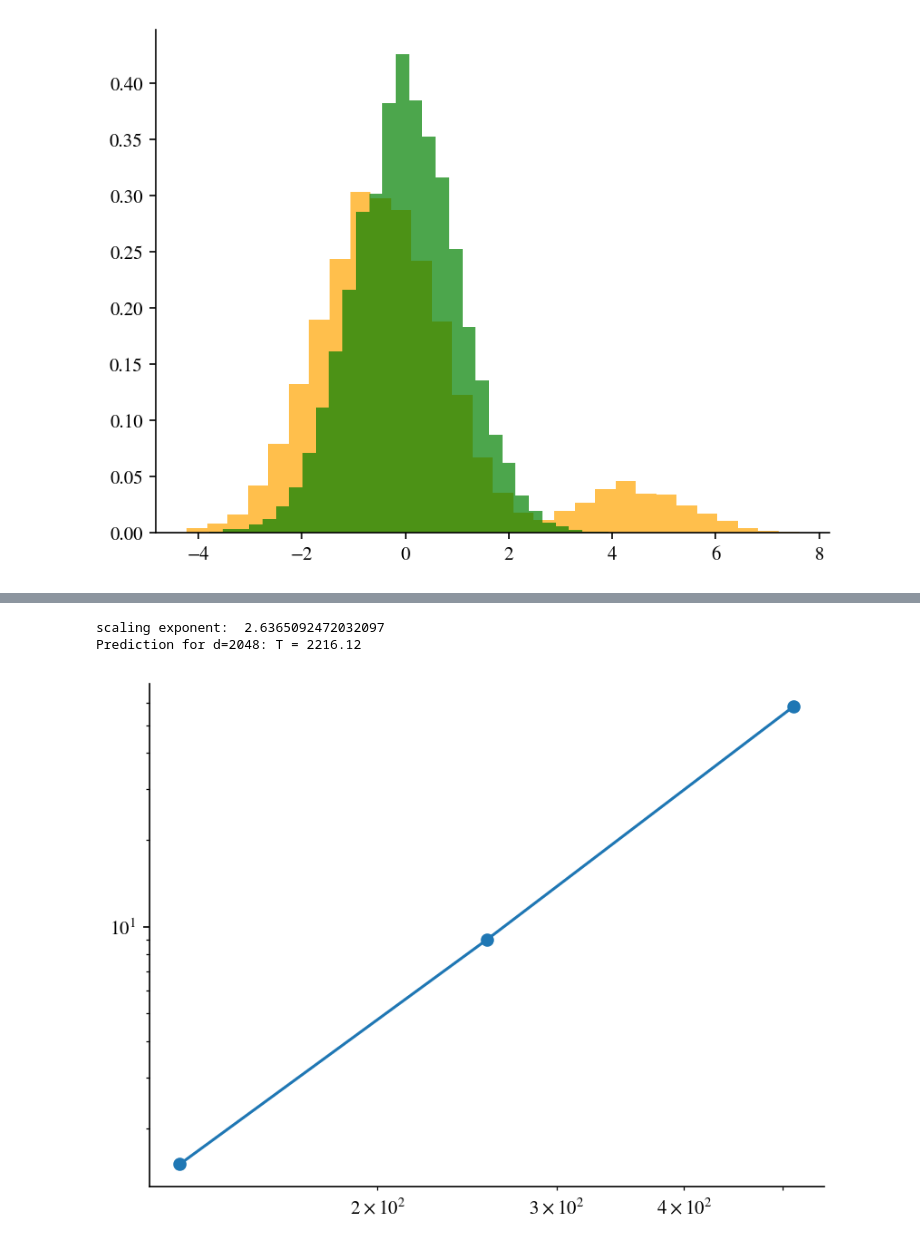
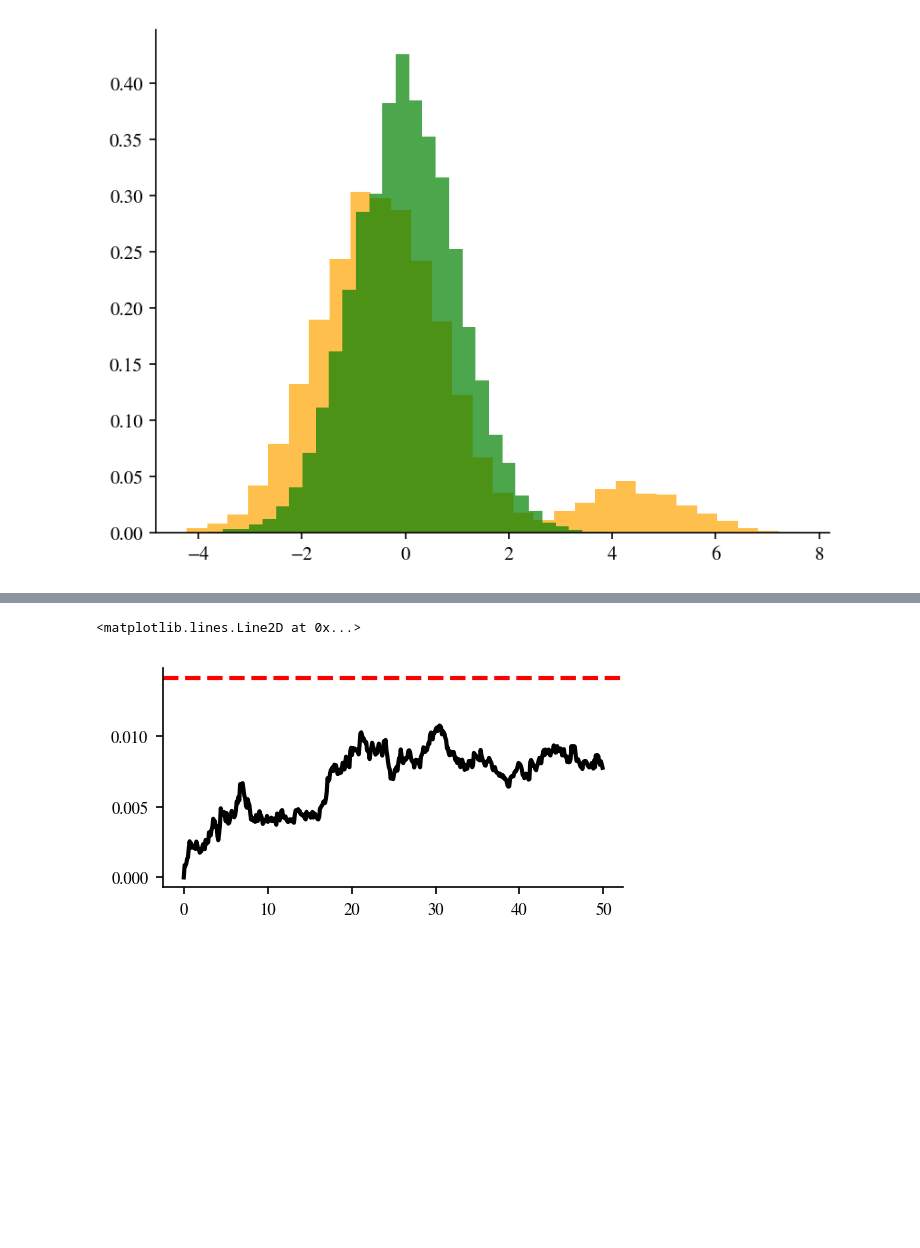
Before and after one commit to CristopherErazo/Stochastic-Gradient-Descent, a Jupyter notebook: notebooks/25-10-24-General_Spikes.ipynb, the cells around one changed output, grey strips where cells are left out. Cells and saved outputs as stored; diff of their text form; code cells hidden in the pictures; blank space fills up the shorter version.

```diff
--- a/notebooks/25-10-24-General_Spikes.ipynb
+++ b/notebooks/25-10-24-General_Spikes.ipynb
@@ -83,14 +83,15 @@ data_sampler = Perceptron(dim=d,w_teacher=u_spike,teacher=teacher,rng=rng)
 # %%
 
 # Initialize data generator
-data_generator = DataGenerator(data_sampler,N_walkers=N_walkers,mode=mode,dataset_size=dataset_size,p_repeat=p_repeat)
+data_generator = DataGenerator(data_sampler,N_walkers=N_walkers,mode=mode,dataset_size=dataset_size,p_repeat=p_repeat,variation='twice')
 
 
 # Initialize Trainer
 trainer = Trainer(d, u_spike, student, loss, lr, data_generator,N_walkers=N_walkers)
 
 # Save data
-tprints = np.unique(np.logspace(-0.1,np.log10(N_steps),500).astype(int))
+# tprints = np.unique(np.logspace(-0.1,np.log10(N_steps),500).astype(int))
+tprints = np.linspace(0,N_steps,500).astype(int)
 data = {'overlap':[],'times':[]}
 # w_initial = w_student.copy()
 # Run evolution
@@ -144,21 +126,26 @@ ax.set_xticks(xtk,xlb);
-# %%
-d = [128 ,256 ,512 ]
-T = [1.5 , 9, 58]
-
-plt.plot(d,T,'o-')
-plt.xscale('log')
-plt.yscale('log')
-# do the linear regression in log-log scale
-log_d = np.log(d)
-log_T = np.log(T)
-coeffs = np.polyfit(log_d, log_T, 1)
-print("scaling exponent: ", coeffs[0])
-# The prediction for d_new = 2048 is;
-d_new = 2048
-log_T_new = coeffs[0] * np.log(d_new) + coeffs[1]
-T_new = np.exp(log_T_new)
-print(f"Prediction for d={d_new}: T = {T_new:.2f}")
-# %% [output]
-scaling exponent:  2.6365092472032097
-Prediction for d=2048: T = 2216.12
-[figure, removed]
+# %%
+# Other variables
+col = pc_colors[0]
+xtk = [d**i for i in range(4)]
+xlb = [rf'$d^{i}$' for i in range(4)]
+
+# Create figure and plot and font setup
+set_font_sizes('normal')
+fig , axes = create_fig()
+ax = axes
+
+T = data['times']/d
+x = data['overlap']
+# for w in range(N_walkers):
+#     ax.plot(T,x[:,w],color=col,lw=1)
+
+ax.plot(T,np.mean(np.abs(x),axis=1),color='black',lw=2,label='Mean overlap')
+ax.axhline(1/np.sqrt(d),color='red',ls='--',lw=2,label='Random guess')
+# ax.set_xscale('log')
+# ax.set_xticks(xtk,xlb);
+
+# Save figure
+# save_fig(fig, file_name='test', params=params)
+# %% [output]
+<matplotlib.lines.Line2D at 0x...>
+[figure, added]
```
Also changed, not shown: parts of 10 cells of this notebook, 2 other files.
